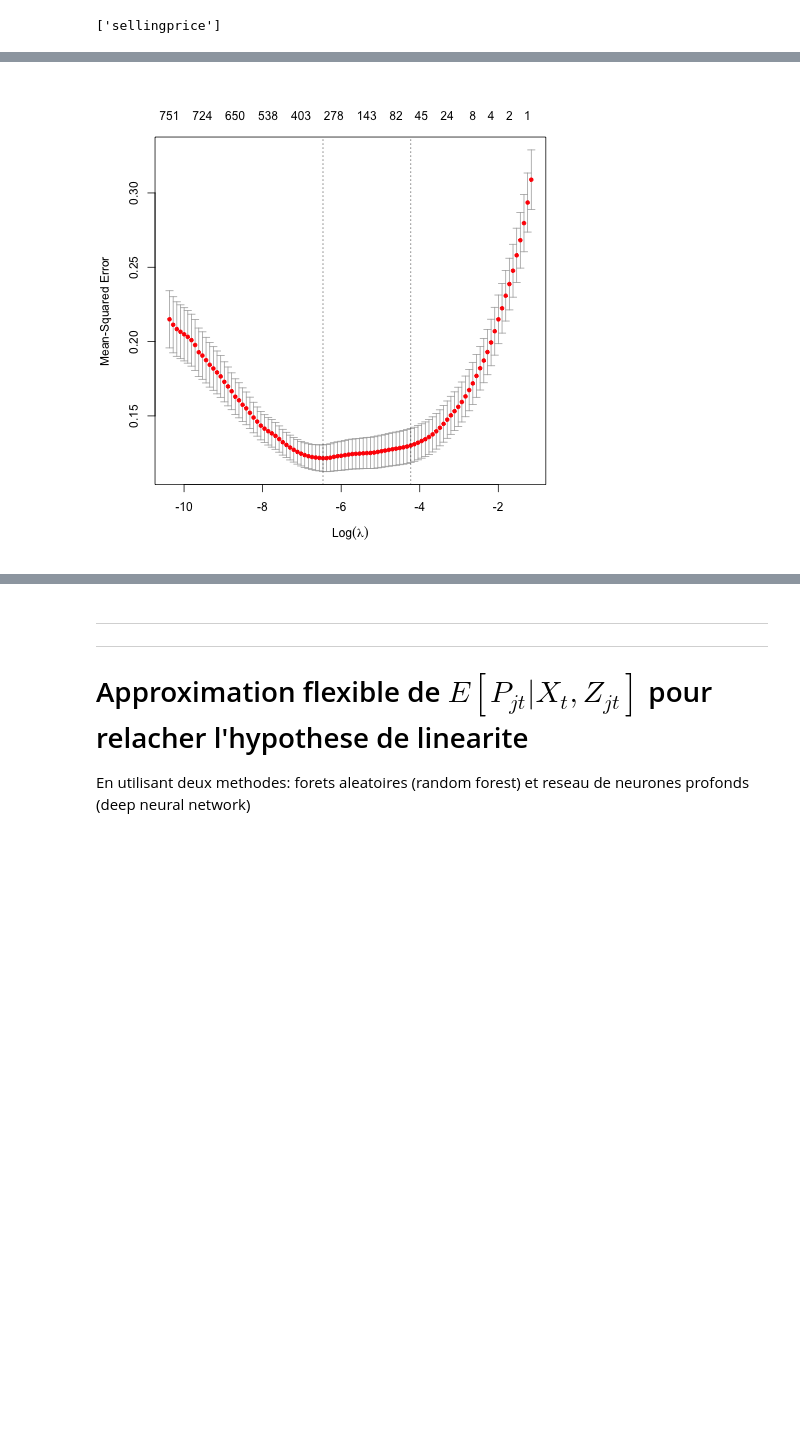
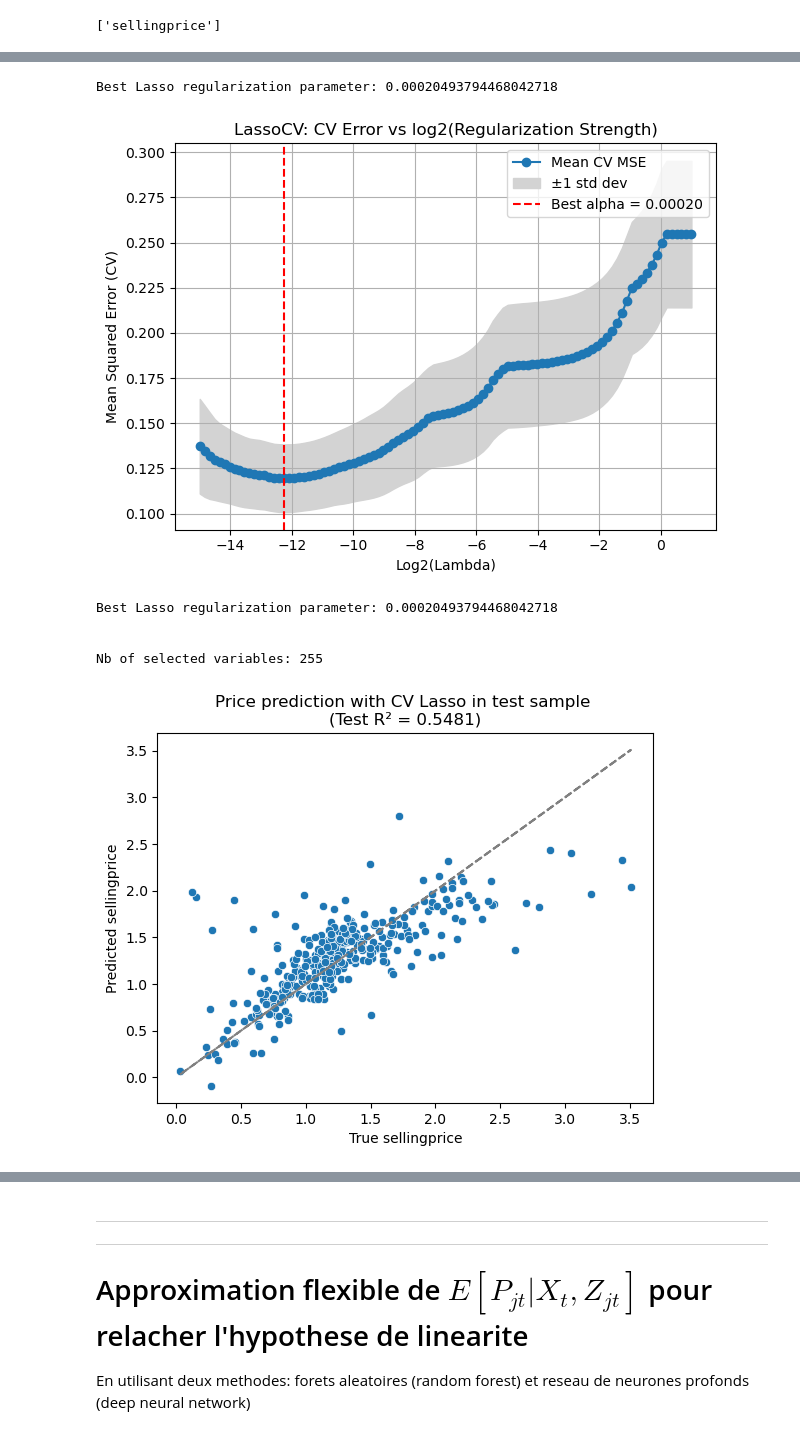
Before and after one commit to raphaelzerbato/AI_Workshop, a Jupyter notebook: car_analysis.ipynb, the cells around one changed output, grey strips where cells are left out. Cells and saved outputs as stored; diff of their text form; code cells hidden in the pictures; blank space fills up the shorter version.

```diff
--- a/car_analysis.ipynb
+++ b/car_analysis.ipynb
@@ -197,9 +171,9 @@ $$\min_{\beta} \sum_{j,t}\left(log(S_{jt})-log(S_{0t}) - X_{jt}\beta_{x} - \beta
 #extract the final dataframe and the names of dependant, endogenous, exogenous and instruments
 data,  depvars, endogvars, exogvars, instrvars, excluded_main_categories = aggregate_data(
     df, pop_df, marketvar='marketid', productvar='make', twodegree_polynomial_instruments=True,
-    aggfunc='mean', numerical=['sellingprice','odometer','condition'],
-    categorical=['year','make','body','color','interior'], dep=[],
-    endog=['sellingprice'], exog=['odometer','condition','year','body','color','interior']
+    aggfunc='mean', numerical=config['var_of_interest']['numerical'],
+    categorical=config['var_of_interest']['categorical'],
+    dep=[], endog=config['var_of_interest']['endog'], exog=config['var_of_interest']['exog']
 )
 data.sellingprice = data.sellingprice/10000
 data.odometer = data.odometer/10000
@@ -355,15 +388,0 @@ dep_data_train = data_train[endogvars[0]]; dep_data_test = data_test[endogvars[0
-# %%
-%%R -i explan_data_train -i explan_data_test -i dep_data_train -o coefs -o price_pred_train -o price_pred_test
-
-library(glmnet)
-set.seed(10101) #The results will change if we change this seed.
-cv_fit = cv.glmnet(x=as.matrix(explan_data_train), y=dep_data_train, nfolds = 10, alpha = 1.) #, penalty.factor = c(0,rep(1,ncol(explan_data)-1)))
-plot(cv_fit)
-lambda_chosen <- cv_fit$lambda.min
-coef_matrix <- coef(cv_fit, s = lambda_chosen) #This is a sparse matrix
-coefs <- as.matrix(coef_matrix) #Deparse the matrix
-coefs <- as.data.frame(coefs)
-price_pred_train <- predict(cv_fit, newx = as.matrix(explan_data_train), s = lambda_chosen)
-price_pred_test <- predict(cv_fit, newx = as.matrix(explan_data_test), s = lambda_chosen)
-# %% [output]
-[figure, removed]
@@ -369,0 +512,44 @@ price_pred_test <- predict(cv_fit, newx = as.matrix(explan_data_test), s = lambd
+# %%
+def plot_true_predicted(Y_true, Y_pred, VarName=""):
+
+    r2_test = r2_score(Y_test, Y_test_pred)
+
+    sns.scatterplot(x=Y_test, y=Y_test_pred)
+
+    plt.plot(Y_test, Y_test, linestyle='--', color='gray')
+
+    plt.xlabel(f"True {VarName}"); plt.ylabel(f"Predicted {VarName}")
+
+    plt.title(f"Price prediction with CV Lasso in test sample \n(Test R² = {round(r2_test,4)})")
+
+    plt.show()
+# %%
+# Prepare data
+
+X_train = data_train[exogvars+instrvars]
+
+X_test = data_test[exogvars+instrvars]
+
+Y_train = data_train[endogvars[0]]
+
+Y_test = data_test[endogvars[0]]
+# %%
+# CV Lasso regression with sklearn LassoCV
+
+lambda_chosen, coefs, Y_train_pred, Y_test_pred = CV_Lasso_from_sklearn(
+    X_train, X_test, Y_train, Y_test, nb_cores=5
+)
+
+print(f"\nBest Lasso regularization parameter: {lambda_chosen}\n")
+
+print(f"\nNb of selected variables: {(coefs!=0).sum().iloc[0]-1}\n")
+
+plot_true_predicted(Y_test, Y_test_pred, VarName=Y_train.name)
+# %% [output]
+Best Lasso regularization parameter: 0.00020493794468042718
+[figure, added]
+Best Lasso regularization parameter: 0.00020493794468042718
+
+
+Nb of selected variables: 255
+[figure, added]
```
Also changed, not shown: parts of 65 cells of this notebook, 2 other files.
